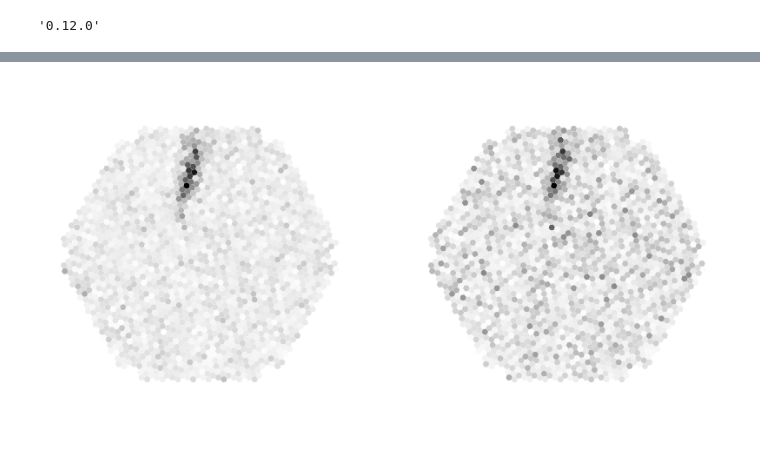
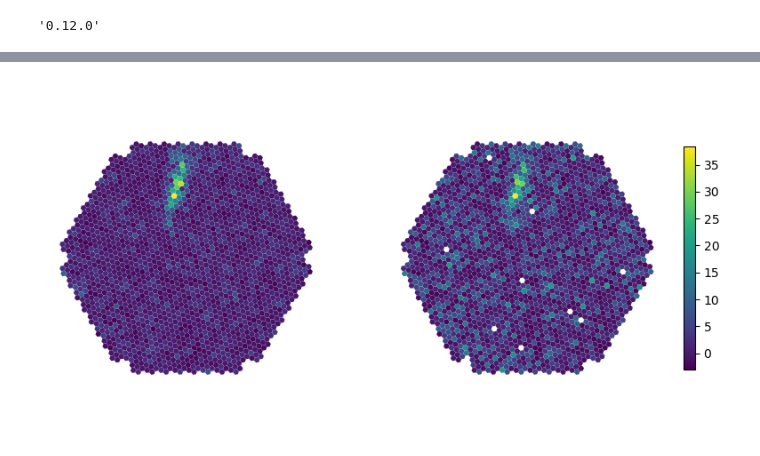
Before and after one commit to vuillaut/pres_cta, a Jupyter notebook: noisy_event.ipynb, the cells around one changed output, grey strips where cells are left out. Saved outputs shown, nothing was run; the diff lists cells and outputs as text; code cells hidden in the pictures.

```diff
--- a/noisy_event.ipynb
+++ b/noisy_event.ipynb
@@ -69,7 +73,11 @@ event = dl1_events[event_idx]
 # %%
 image = event['image']
 
-noisy_image = image + 5*np.random.poisson(lam=0.4, size=len(event['image']))
+noisy_image = image + 6*np.random.poisson(lam=0.4, size=len(event['image']))
+
+# add dead pixels
+pixels_alive = np.random.choice(np.array([False, True]), size=len(noisy_image), p=[0.005, 0.995])
+noisy_image[~pixels_alive] = np.nan
 # %%
 display = CameraDisplay(geom, image,
                         show_frame=False,
@@ -107,26 +124,31 @@ plt.savefig(f'event_{event_idx}.png', dpi=150, transparent=True)
 # %%
-fig, axes = plt.subplots(1, 2, figsize=(10,5))
+fig, axes = plt.subplots(1, 2, figsize=(10,5), width_ratios=[1,1.25])
+import matplotlib.gridspec as gridspec
+
 
 display = CameraDisplay(geom, image,
                         show_frame=False,
-                        cmap='binary',
+                        # cmap='binary',
                         ax=axes[0]
                        )
 
 display = CameraDisplay(geom, noisy_image,
                         show_frame=False,
-                        cmap='binary',
+                        # cmap='binary',
                         ax=axes[1]
                        )
+
+# display.highlight_pixels(~pixels_alive, color='red')
+display.add_colorbar(shrink=0.65)
 
 visible_axis=False
 for ax in axes:
     ax.get_xaxis().set_visible(visible_axis)
     ax.get_yaxis().set_visible(visible_axis)
     if not visible_axis:
         ax.axis('off')
         ax.set_title('')
 
 plt.savefig(f'event_{event_idx}_noisy_1x2.png', dpi=150, transparent=True)
 # %% [output]
-[figure, old version]
+[figure, new version]
```
Also changed, not shown: parts of 3 cells of this notebook.
